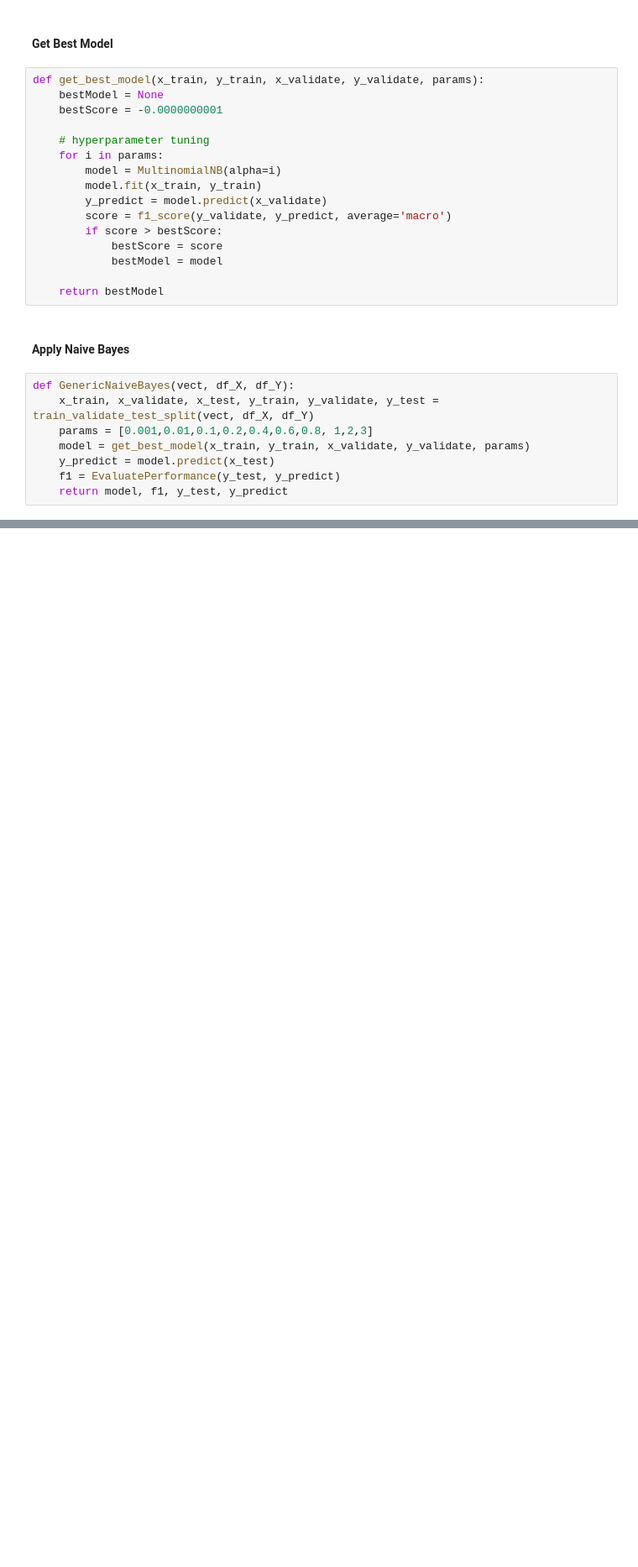
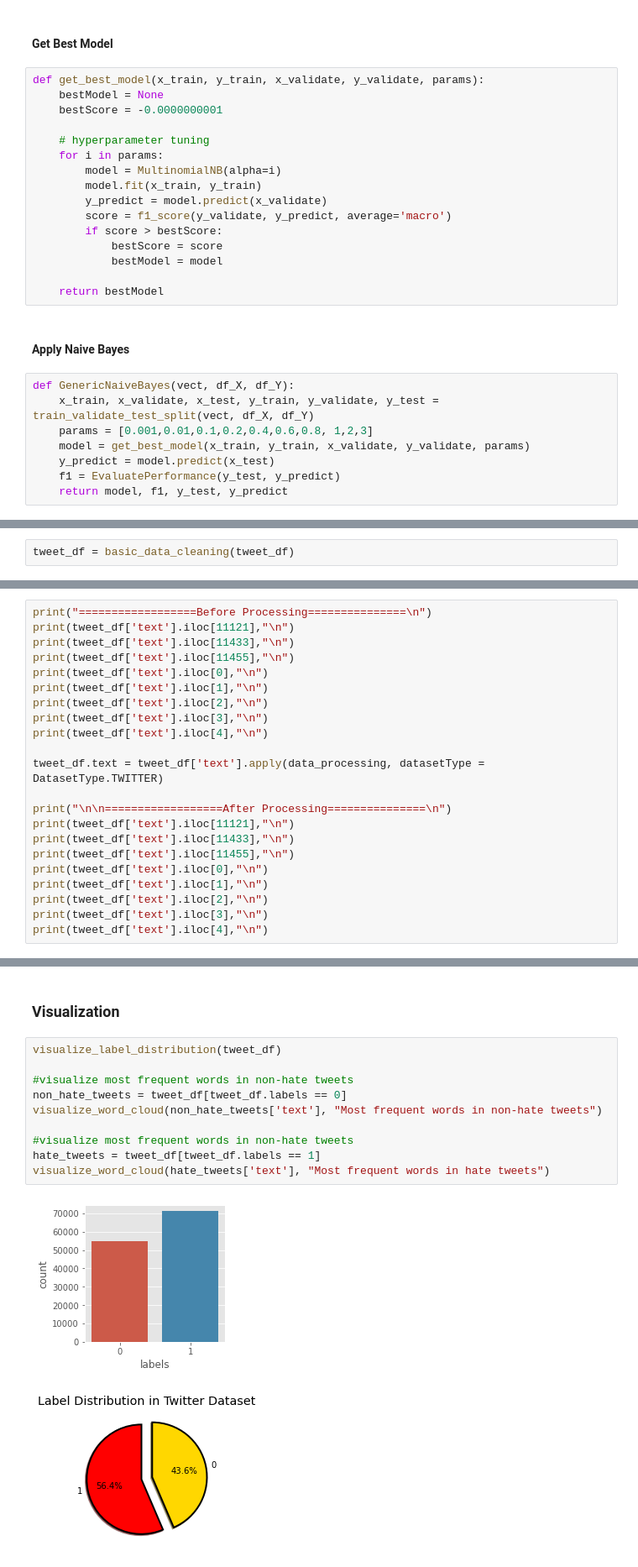
Before and after one commit to sayaranika/Abusive-Language-Detection-Using-Naive-Bayes, a Jupyter notebook: Abusive Language Detection.ipynb, the cells around one changed output, grey strips where cells are left out. Shown: that part at 84% size. Saved outputs shown, nothing was run; the diff lists cells and outputs as text; blank space fills up the shorter version.

```diff
--- a/Abusive Language Detection.ipynb
+++ b/Abusive Language Detection.ipynb
@@ -171,0 +234,2 @@ def GenericNaiveBayes(vect, df_X, df_Y):
+# %%
+tweet_df = basic_data_cleaning(tweet_df)
@@ -171,0 +246,22 @@ def GenericNaiveBayes(vect, df_X, df_Y):
+# %%
+print("==================Before Processing===============\n")
+print(tweet_df['text'].iloc[11121],"\n")
+print(tweet_df['text'].iloc[11433],"\n")
+print(tweet_df['text'].iloc[11455],"\n")
+print(tweet_df['text'].iloc[0],"\n")
+print(tweet_df['text'].iloc[1],"\n")
+print(tweet_df['text'].iloc[2],"\n")
+print(tweet_df['text'].iloc[3],"\n")
+print(tweet_df['text'].iloc[4],"\n")
+
+tweet_df.text = tweet_df['text'].apply(data_processing, datasetType = DatasetType.TWITTER)
+
+print("\n\n==================After Processing===============\n")
+print(tweet_df['text'].iloc[11121],"\n")
+print(tweet_df['text'].iloc[11433],"\n")
+print(tweet_df['text'].iloc[11455],"\n")
+print(tweet_df['text'].iloc[0],"\n")
+print(tweet_df['text'].iloc[1],"\n")
+print(tweet_df['text'].iloc[2],"\n")
+print(tweet_df['text'].iloc[3],"\n")
+print(tweet_df['text'].iloc[4],"\n")
@@ -171,0 +286,15 @@ def GenericNaiveBayes(vect, df_X, df_Y):
+# %% [markdown]
+### Visualization
+# %%
+visualize_label_distribution(tweet_df)
+
+#visualize most frequent words in non-hate tweets
+non_hate_tweets = tweet_df[tweet_df.labels == 0]
+visualize_word_cloud(non_hate_tweets['text'], "Most frequent words in non-hate tweets")
+
+#visualize most frequent words in non-hate tweets
+hate_tweets = tweet_df[tweet_df.labels == 1]
+visualize_word_cloud(hate_tweets['text'], "Most frequent words in hate tweets")
+# %% [output]
+[figure, added]
+[figure, added]
```
Also changed, not shown: parts of 14 cells of this notebook.
